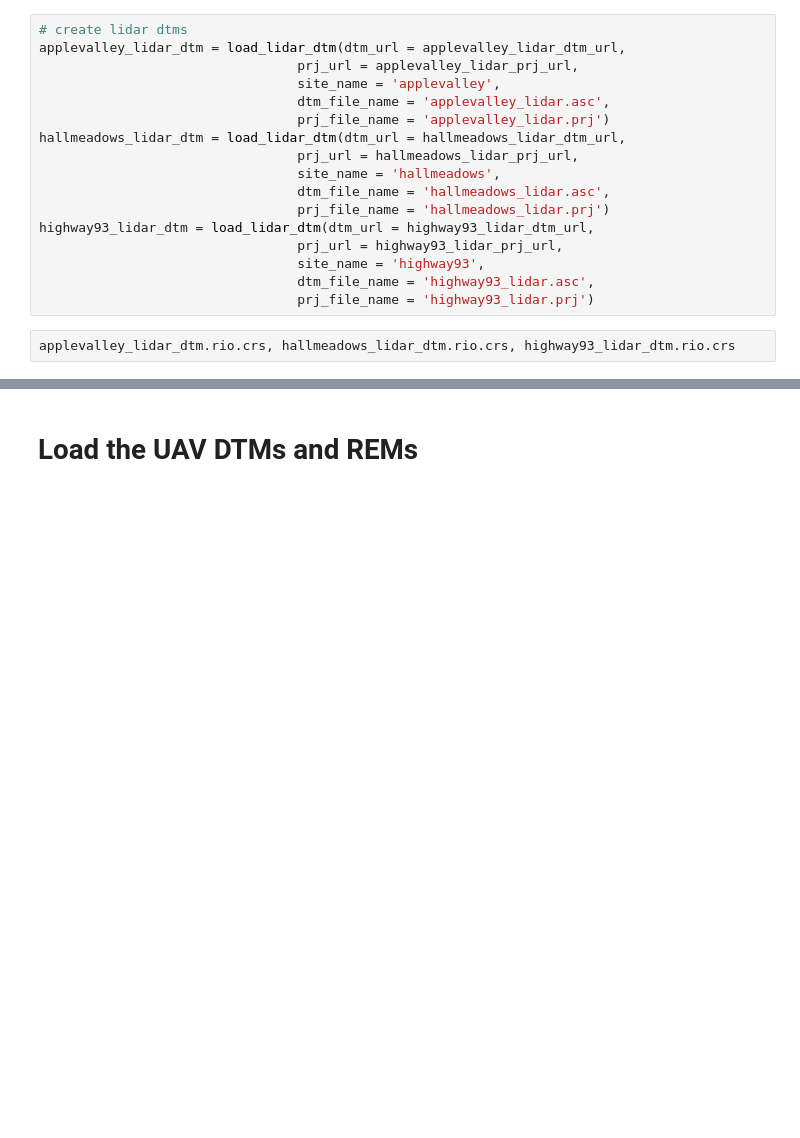
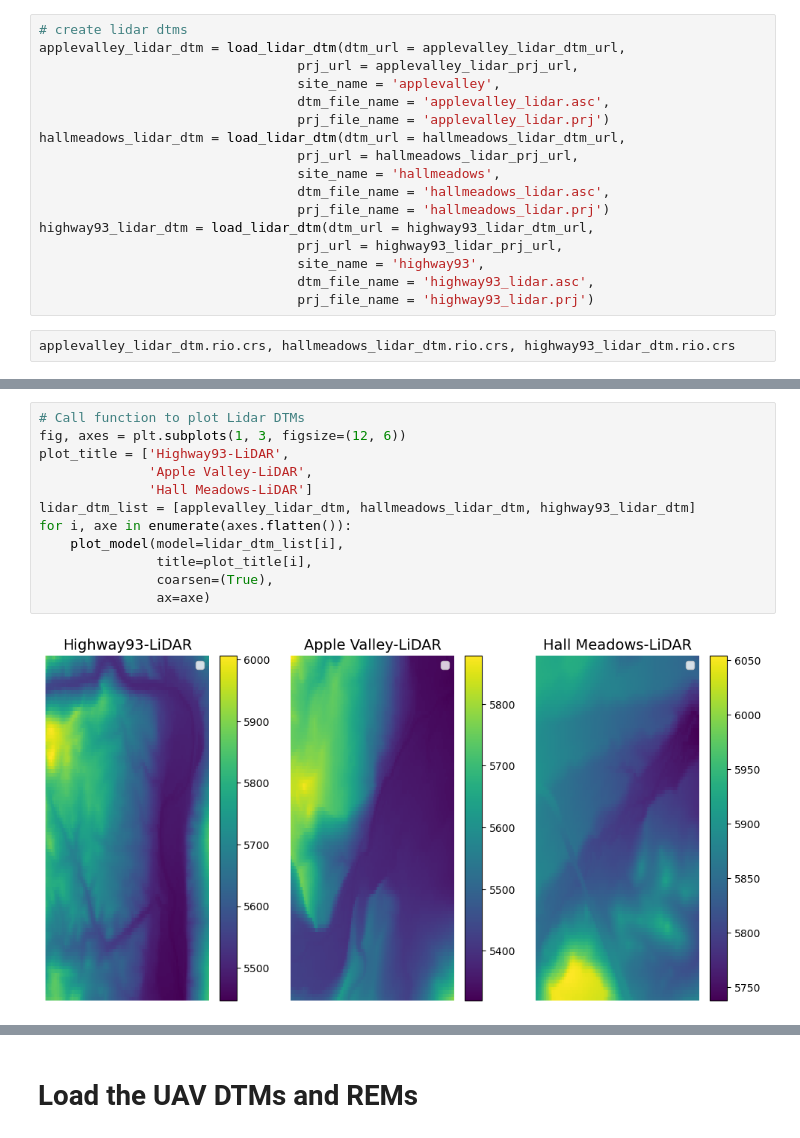
Before and after one commit to lechipman/example-project-repository, a Jupyter notebook: lidar_processing.ipynb, the cells around one changed output, grey strips where cells are left out. Saved outputs shown, nothing was run; the diff lists cells and outputs as text; blank space fills up the shorter version.

Commit message:
worked on lidar clipping

```diff
--- a/lidar_processing.ipynb
+++ b/lidar_processing.ipynb
@@ -192,0 +236,14 @@ applevalley_lidar_dtm.rio.crs, hallmeadows_lidar_dtm.rio.crs, highway93_lidar_dt
+# %%
+# Call function to plot Lidar DTMs
+fig, axes = plt.subplots(1, 3, figsize=(12, 6))
+plot_title = ['Highway93-LiDAR',
+              'Apple Valley-LiDAR',
+              'Hall Meadows-LiDAR']
+lidar_dtm_list = [applevalley_lidar_dtm, hallmeadows_lidar_dtm, highway93_lidar_dtm]
+for i, axe in enumerate(axes.flatten()):
+    plot_model(model=lidar_dtm_list[i],
+               title=plot_title[i],
+               coarsen=(True),
+               ax=axe)
+# %% [output]
+[figure, added]
```
Also changed, not shown: parts of 11 cells of this notebook, 1 other file.
